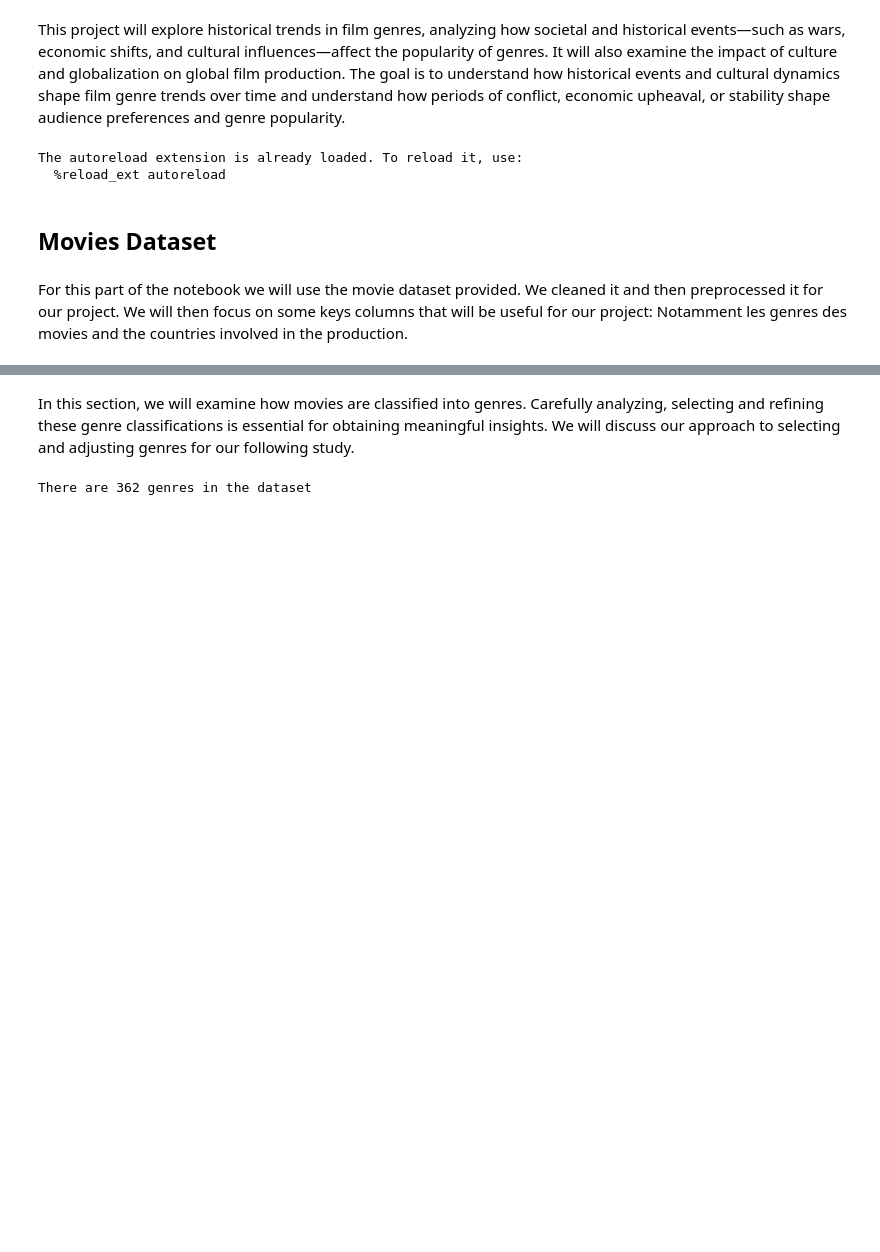
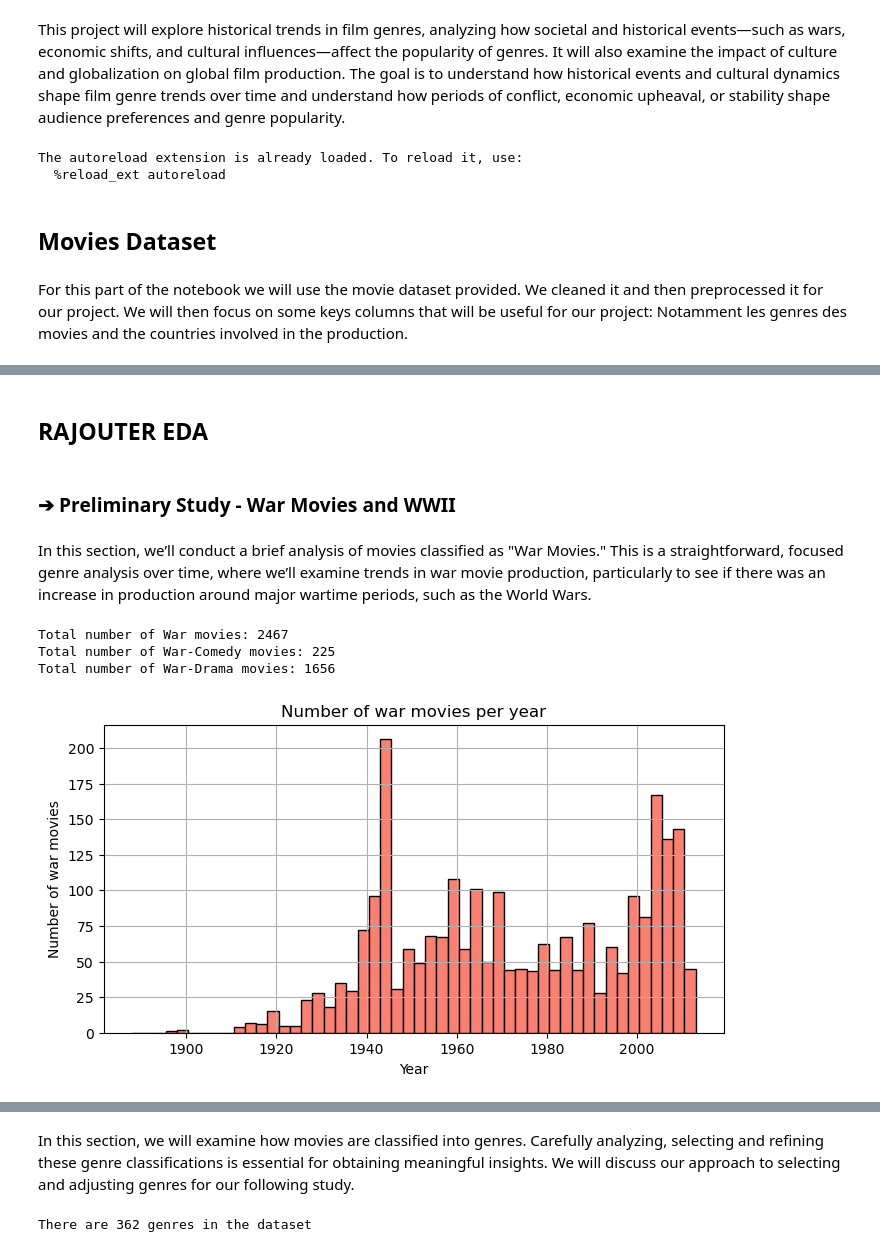
Before and after one commit to epfl-ada/ada-2024-project-nostringsadached, a Jupyter notebook: new_results2.ipynb, the cells around one changed output, grey strips where cells are left out. Drawn from its saved outputs; the diff is of its cells as text; code cells hidden in the pictures; blank space fills up the shorter version.

Commit message:
statistical analysis of War movies

```diff
--- a/new_results2.ipynb
+++ b/new_results2.ipynb
@@ -36,3 +40,30 @@ preprocessed_movies.head(2)
 |  | Movie name | Movie box office revenue | Movie runtime | Languages | Countries | Genres | Year |
 | 0 | Ghosts of Mars | 14010832.0 | 98.0 | English | United States of America | Thriller, Science Fiction, Horror... | 2001 |
 | 1 | Getting Away with Murder: The Jon... | NaN | 95.0 | English | United States of America | Mystery, Biographical film, Drama... | 2000 |
+# %% [markdown]
+## RAJOUTER EDA
+# %% [markdown]
+### ➔ Preliminary Study - War Movies and WWII
+# %% [markdown]
+In this section, we’ll conduct a brief analysis of movies classified as "War Movies." This is a straightforward, focused genre analysis over time, where we’ll examine trends in war movie production, particularly to see if there was an increase in production around major wartime periods, such as the World Wars.
+# %%
+War_movies = preprocessed_movies[preprocessed_movies['Genres'].str.contains(r'war', case=False, na=False)]
+War_movies_comedy = War_movies[War_movies['Genres'].str.contains(r'comedy', case=False, na=False)]
+War_movies_drama = War_movies[War_movies['Genres'].str.contains(r'drama', case=False, na=False)]
+
+print(f"Total number of War movies: {len(War_movies)}")
+print(f"Total number of War-Comedy movies: {len(War_movies_comedy)}")
+print(f"Total number of War-Drama movies: {len(War_movies_drama)}")
+
+plt.figure(figsize=(8,4))
+War_movies["Year"].hist(bins=50, range=(preprocessed_movies["Year"].min(), preprocessed_movies["Year"].max()), color = 'salmon', edgecolor = 'black')
+
+plt.xlabel("Year")
+plt.ylabel("Number of war movies")
+plt.title("Number of war movies per year")
+plt.show()
+# %% [output]
+Total number of War movies: 2467
+Total number of War-Comedy movies: 225
+Total number of War-Drama movies: 1656
+[figure, added]
```
Also changed, not shown: parts of 27 cells of this notebook, 2 other files.
